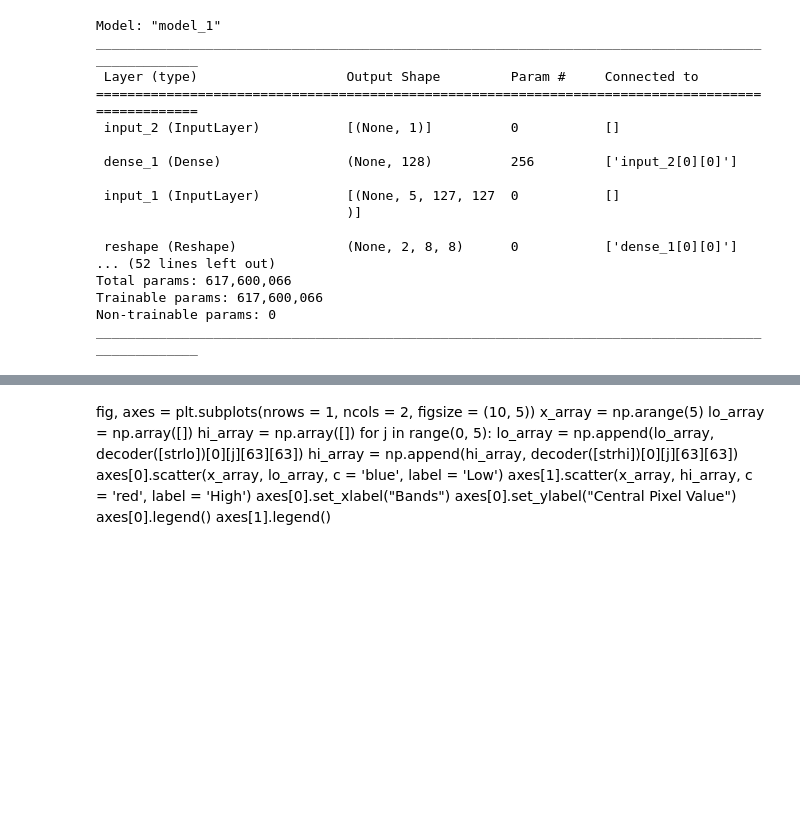
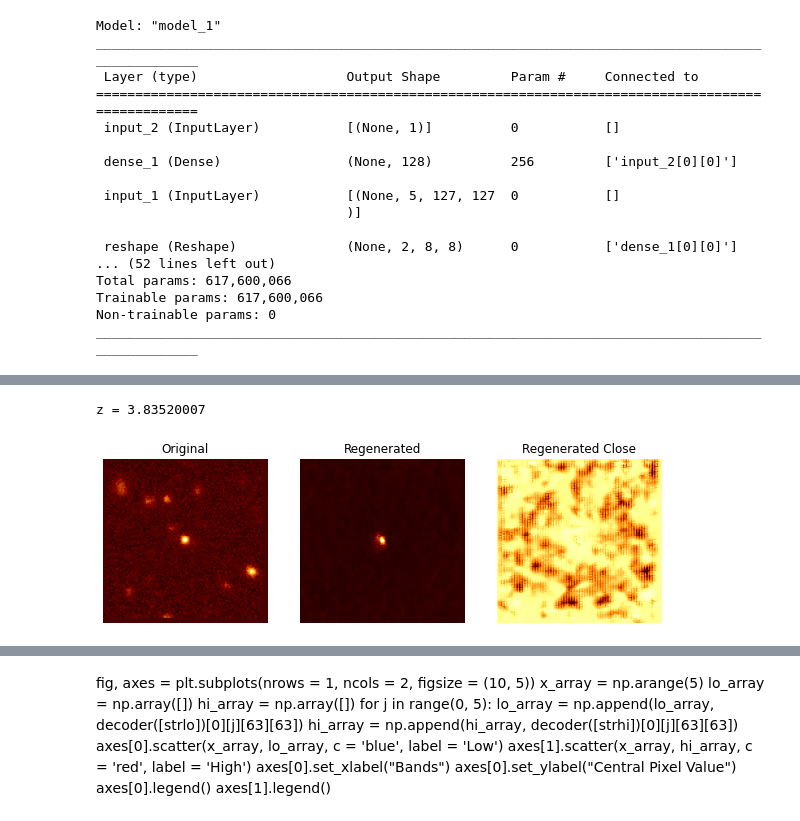
Before and after one commit to astrodatalab/photoz, a Jupyter notebook: code/generative_modeling/CVAE - Billy - Modifications.ipynb, the cells around one changed output, grey strips where cells are left out. Cells and saved outputs as stored; diff of their text form; code cells hidden in the pictures; blank space fills up the shorter version.

```diff
--- a/code/generative_modeling/CVAE - Billy - Modifications.ipynb
+++ b/code/generative_modeling/CVAE - Billy - Modifications.ipynb
@@ -270,27 +302,30 @@ plt.show()
 # %%
 lib = 5
 index = 271
 z = test_gen[lib][0][1][index]
-z_shifted = 0.1
+z_shifted = 1
 band = 0
 print(f'z = {z}')
 str = np.asarray(encoder([np.array([test_gen[lib][0][0][index]]), np.array([test_gen[lib][0][1][index]])])[0])
 str = np.concatenate((str, np.array([z])))
 str = str.reshape(1, LATENT_DIM + 1)
 str_shifted = np.asarray(encoder([np.array([test_gen[lib][0][0][index]]), np.array([test_gen[lib][0][1][index]])])[0])
 str_shifted = np.concatenate((str_shifted, np.array([z_shifted])))
 str_shifted = str_shifted.reshape(1, LATENT_DIM + 1)
 fig, axes = plt.subplots(nrows = 1, ncols = 3, figsize = (10, 5))
 axes[0].imshow(test_gen[lib][0][0][index][band], cmap = 'afmhot')
 axes[1].imshow(decoder([str])[0][band], cmap = 'afmhot')
 axes[2].imshow(decoder([str_shifted])[0][band], cmap = 'afmhot')
 axes[0].axis('off')
 axes[1].axis('off')
 axes[2].axis('off')
 axes[0].set_title("Original")
 axes[1].set_title("Regenerated")
 axes[2].set_title("Regenerated Close")
 plt.show()
+# %% [output]
+z = 3.83520007
+[figure, added]
 # %%
 band = 0
 str = prior.sample(1)[0]
```
Also changed, not shown: parts of 34 cells of this notebook, 2 other files.
